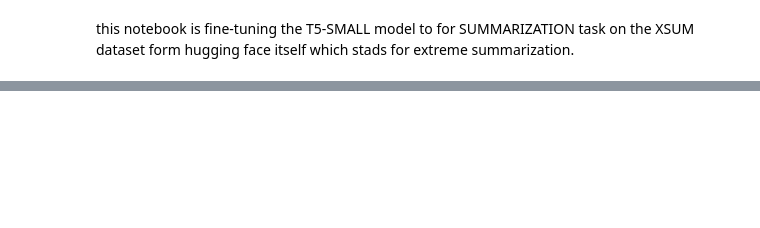
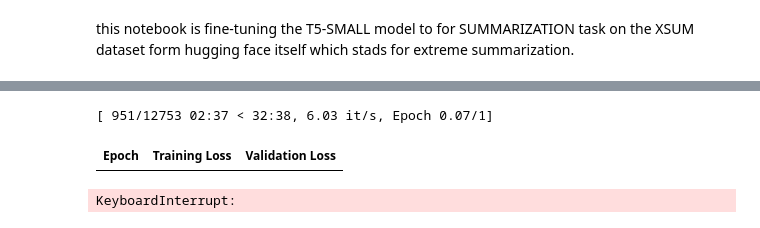
Before and after one commit to adityaRajPratapSingh/T5_for_mcq_or_summary_generation, a Jupyter notebook: T5_for_text_generation_basic.ipynb, the cells around one changed output, grey strips where cells are left out. Cells and saved outputs as stored; diff of their text form; code cells hidden in the pictures; blank space fills up the shorter version.

```diff
--- a/T5_for_text_generation_basic.ipynb
+++ b/T5_for_text_generation_basic.ipynb
@@ -29,0 +113,2 @@ prefix = 'summarize: '
+# %%
+model = AutoModelForSeq2SeqLM.from_pretrained(model_checkpoint)
@@ -29,0 +130,41 @@ prefix = 'summarize: '
+# %%
+data_collator = DataCollatorForSeq2Seq(tokenizer, model = model)
+# %%
+def compute_metrics(eval_pred):
+    predictions, labels = eval_pred
+    decoded_preds = tokenizer.batch_decode(predictions, skip_special_tokens=True)
+    # Replace -100 in the labels as we can't decode them.
+    labels = np.where(labels != -100, labels, tokenizer.pad_token_id)
+    decoded_labels = tokenizer.batch_decode(labels, skip_special_tokens=True)
+
+    # Rouge expects a newline after each sentence
+    decoded_preds = ["\n".join(nltk.sent_tokenize(pred.strip())) for pred in decoded_preds]
+    decoded_labels = ["\n".join(nltk.sent_tokenize(label.strip())) for label in decoded_labels]
+
+    # Note that other metrics may not have a `use_aggregator` parameter
+    # and thus will return a list, computing a metric for each sentence.
+    result = metric.compute(predictions=decoded_preds, references=decoded_labels, use_stemmer=True, use_aggregator=True)
+    # Extract a few results
+    result = {key: value * 100 for key, value in result.items()}
+
+    # Add mean generated length
+    prediction_lens = [np.count_nonzero(pred != tokenizer.pad_token_id) for pred in predictions]
+    result["gen_len"] = np.mean(prediction_lens)
+
+    return {k: round(v, 4) for k, v in result.items()}
+# %%
+trainer = Seq2SeqTrainer(
+    model,
+    args,
+    train_dataset=tokenized_data["train"],
+    eval_dataset=tokenized_data["validation"],
+    data_collator=data_collator,
+    tokenizer=tokenizer,
+    compute_metrics=compute_metrics
+)
+# %%
+trainer.train()
+# %% [output]
+[ 951/12753 02:37 < 32:38, 6.03 it/s, Epoch 0.07/1]
+| Epoch | Training Loss | Validation Loss |
+KeyboardInterrupt:
```
Also changed, not shown: parts of 9 cells of this notebook.
